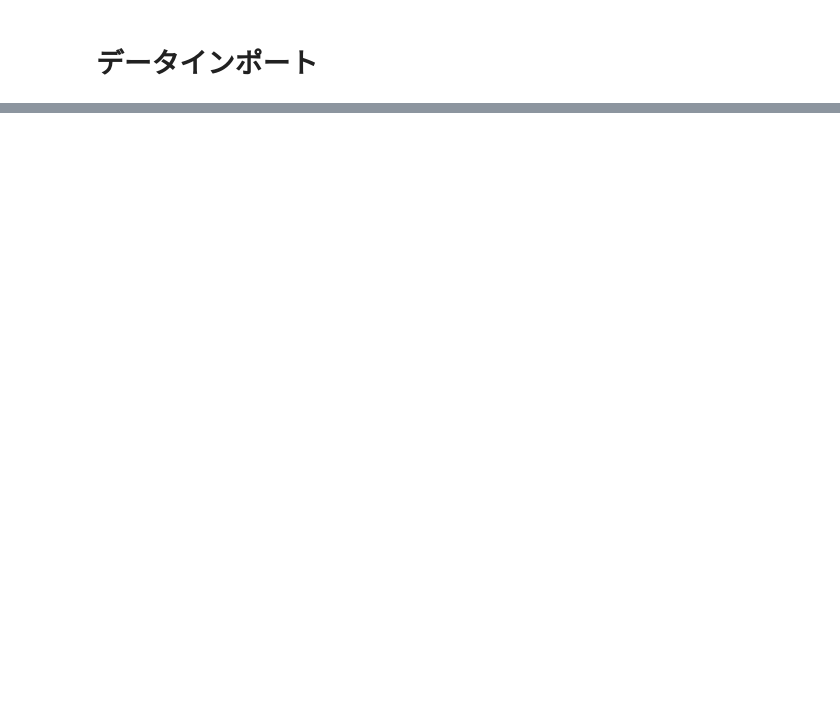
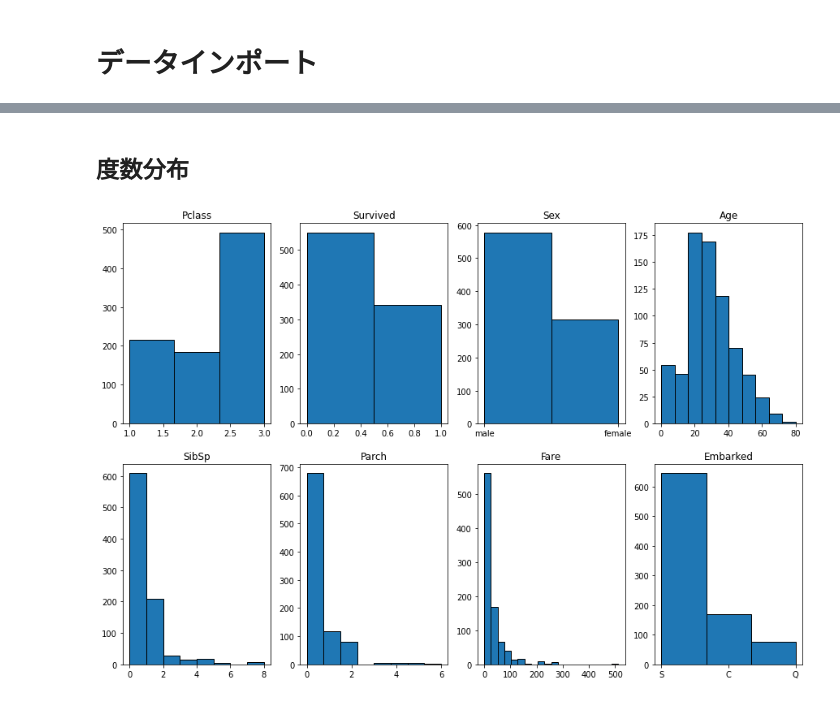
Before and after one commit to RuiHirano/kaggle_titanic, a Jupyter notebook: 20210630_Titanic.ipynb, the cells around one changed output, grey strips where cells are left out. Saved outputs shown, nothing was run; the diff lists cells and outputs as text; code cells hidden in the pictures; blank space fills up the shorter version.

```diff
--- a/20210630_Titanic.ipynb
+++ b/20210630_Titanic.ipynb
@@ -20,0 +8,3 @@ pyplot.show()
+# %%
+train_df = pd.read_csv('titanic/train.csv')
+test_df = pd.read_csv('titanic/test.csv')
@@ -20,0 +49,47 @@ pyplot.show()
+# %% [markdown]
+## 度数分布
+# %%
+data = np.array(train_df['Pclass'])
+fig = plt.figure(figsize=(15,10))
+ax = fig.add_subplot(2, 4, 1)
+ax.hist(data, bins=3, histtype='barstacked', ec='black')
+plt.title('Pclass')
+
+data = np.array(train_df['Survived'])
+ax = fig.add_subplot(2, 4, 2)
+ax.hist(data, bins=2, histtype='barstacked', ec='black')
+plt.title('Survived')
+
+data = np.array(train_df['Sex'])
+ax = fig.add_subplot(2, 4, 3)
+ax.hist(data, bins=2, histtype='barstacked', ec='black')
+plt.title('Sex')
+
+data = np.array(train_df['Age'])
+ax = fig.add_subplot(2, 4, 4)
+ax.hist(data, bins=10, histtype='barstacked', ec='black')
+plt.title('Age')
+
+data = np.array(train_df['SibSp'])
+ax = fig.add_subplot(2, 4, 5)
+ax.hist(data, bins=8, histtype='barstacked', ec='black')
+plt.title('SibSp')
+
+data = np.array(train_df['Parch'])
+ax = fig.add_subplot(2, 4, 6)
+ax.hist(data, bins=8, histtype='barstacked', ec='black')
+plt.title('Parch')
+
+data = np.array(train_df['Fare'])
+ax = fig.add_subplot(2, 4, 7)
+ax.hist(data, bins=20, histtype='barstacked', ec='black')
+plt.title('Fare')
+
+data = np.array(train_df['Embarked'].dropna())
+ax = fig.add_subplot(2, 4, 8)
+ax.hist(data, bins=3, histtype='barstacked', ec='black')
+plt.title('Embarked')
+
+plt.show()
+# %% [output]
+[figure, added]
```
Also changed, not shown: parts of 17 cells of this notebook.
